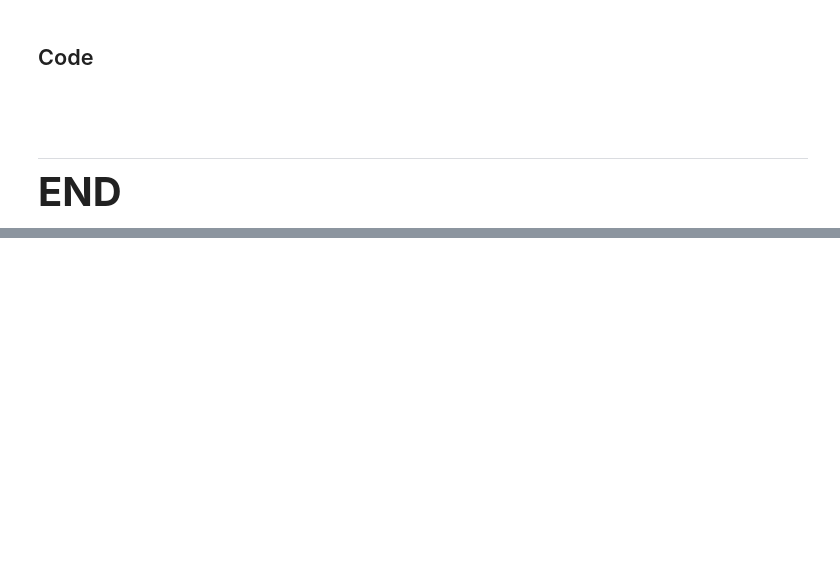
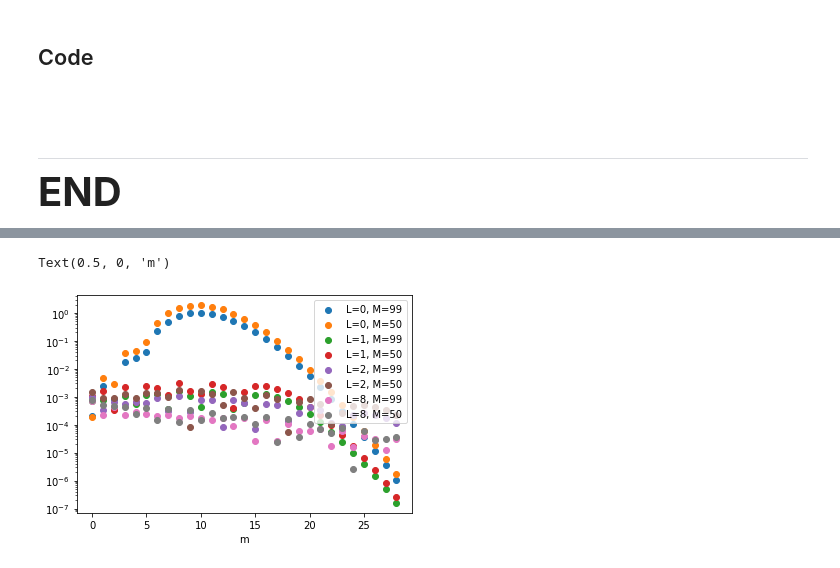
Before and after one commit to nstarman/cosmic_conchometer, a Jupyter notebook: notebooks/Numerical LSS Intrinsic Compton-Y.ipynb, the cells around one changed output, grey strips where cells are left out. Cells and saved outputs as stored; diff of their text form; code cells hidden in the pictures; blank space fills up the shorter version.

```diff
--- a/notebooks/Numerical LSS Intrinsic Compton-Y.ipynb
+++ b/notebooks/Numerical LSS Intrinsic Compton-Y.ipynb
@@ -122,0 +137,20 @@ plt.yscale("log")
+# %%
+mm = np.arange(0, 29)
+
+plt.scatter(mm, list(map(lambda m: mp.power(8,m) * mp.power(4,.5*m) * np.abs(scriptC(0, m, 99)), mm)), label="L=0, M=99")
+plt.scatter(mm, list(map(lambda m: mp.power(8,m) * mp.power(4,.5*m) * np.abs(scriptC(0, m, 50)), mm)), label="L=0, M=50")
+
+plt.scatter(mm, list(map(lambda m: mp.power(8,m) * np.abs(scriptC(1, m, 99)), mm)), label="L=1, M=99")
+plt.scatter(mm, list(map(lambda m: mp.power(8,m) * np.abs(scriptC(1, m, 50)), mm)), label="L=1, M=50")
+
+plt.scatter(mm, list(map(lambda m: mp.power(8,m) * np.abs(scriptC(2, m, 99)), mm)), label="L=2, M=99")
+plt.scatter(mm, list(map(lambda m: mp.power(8,m) * np.abs(scriptC(2, m, 50)), mm)), label="L=2, M=50")
+
+plt.scatter(mm, list(map(lambda m: mp.power(8,m) * np.abs(scriptC(8, m, 99)), mm)), label="L=8, M=99")
+plt.scatter(mm, list(map(lambda m: mp.power(8,m) * np.abs(scriptC(8, m, 50)), mm)), label="L=8, M=50")
+plt.legend()
+plt.yscale("log")
+plt.xlabel("m")
+# %% [output]
+Text(0.5, 0, 'm')
+[figure, added]
```
Also changed, not shown: parts of 11 cells of this notebook, 7 other files.
